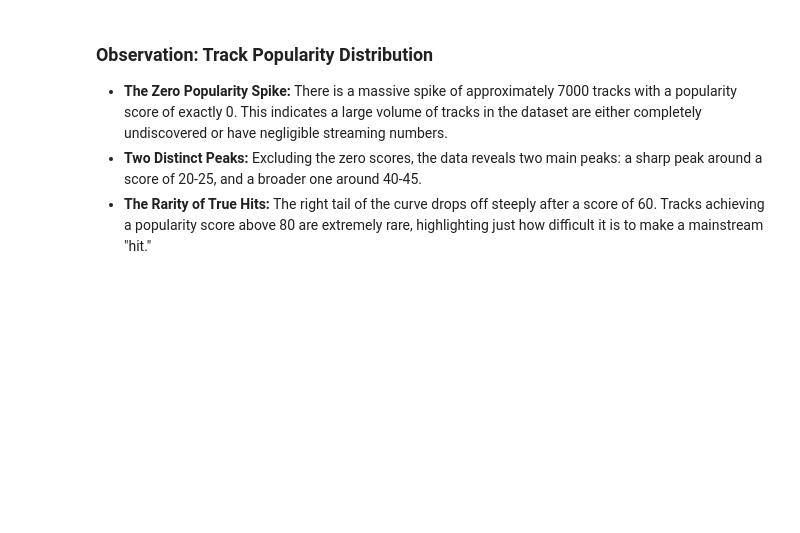
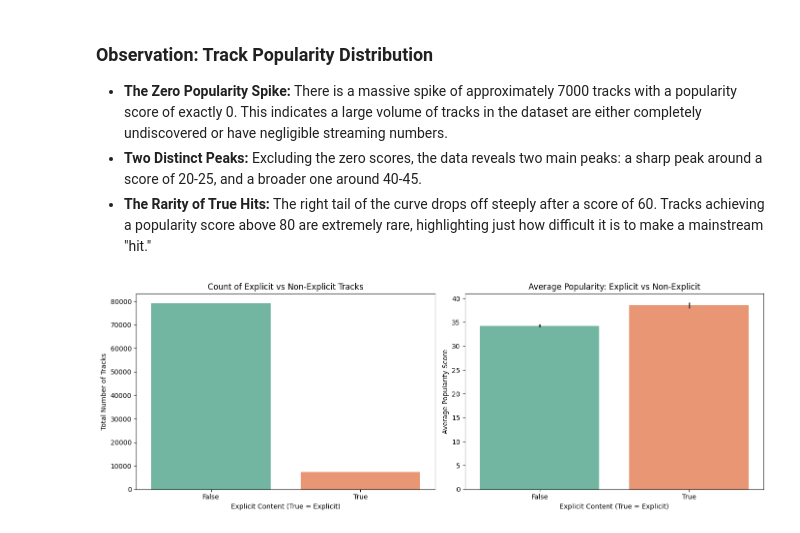
Before and after one commit to RevathiLogs/The-Anatomy-of-a-Hit, a Jupyter notebook: notebooks/02_track_popularity.ipynb, the cells around one changed output. Saved outputs shown, nothing was run; the diff lists cells and outputs as text; code cells hidden in the pictures; blank space fills up the shorter version.

Commit message:
Compare explicit vs non-explicit track popularity

```diff
--- a/notebooks/02_track_popularity.ipynb
+++ b/notebooks/02_track_popularity.ipynb
@@ -101,3 +101,22 @@ plt.show()
 * **The Zero Popularity Spike:** There is a massive spike of approximately 7000 tracks with a popularity score of exactly 0. This indicates a large volume of tracks in the dataset are either completely undiscovered or have negligible streaming numbers.
 * **Two Distinct Peaks:** Excluding the zero scores, the data reveals two main peaks: a sharp peak around a score of 20-25, and a broader one around 40-45.
 * **The Rarity of True Hits:** The right tail of the curve drops off steeply after a score of 60. Tracks achieving a popularity score above 80 are extremely rare, highlighting just how difficult it is to make a mainstream "hit."
+# %%
+fig, axes = plt.subplots(1, 2, figsize=(14, 5))
+
+#Chart 1-Count of tracks
+sns.countplot(data=df_clean, x='explicit', hue='explicit', palette='Set2', legend=False, ax=axes[0])
+axes[0].set_title('Count of Explicit vs Non-Explicit Tracks')
+axes[0].set_xlabel('Explicit Content (True = Explicit)')
+axes[0].set_ylabel('Total Number of Tracks')
+
+#Chart 2-Average popularity
+sns.barplot(data=df_clean, x='explicit', y='popularity', hue='explicit', palette='Set2', legend=False, ax=axes[1])
+axes[1].set_title('Average Popularity: Explicit vs Non-Explicit')
+axes[1].set_xlabel('Explicit Content (True = Explicit)')
+axes[1].set_ylabel('Average Popularity Score')
+
+plt.tight_layout()
+plt.show()
+# %% [output]
+[figure, added]
```
Also changed, not shown: parts of 1 cell of this notebook.
